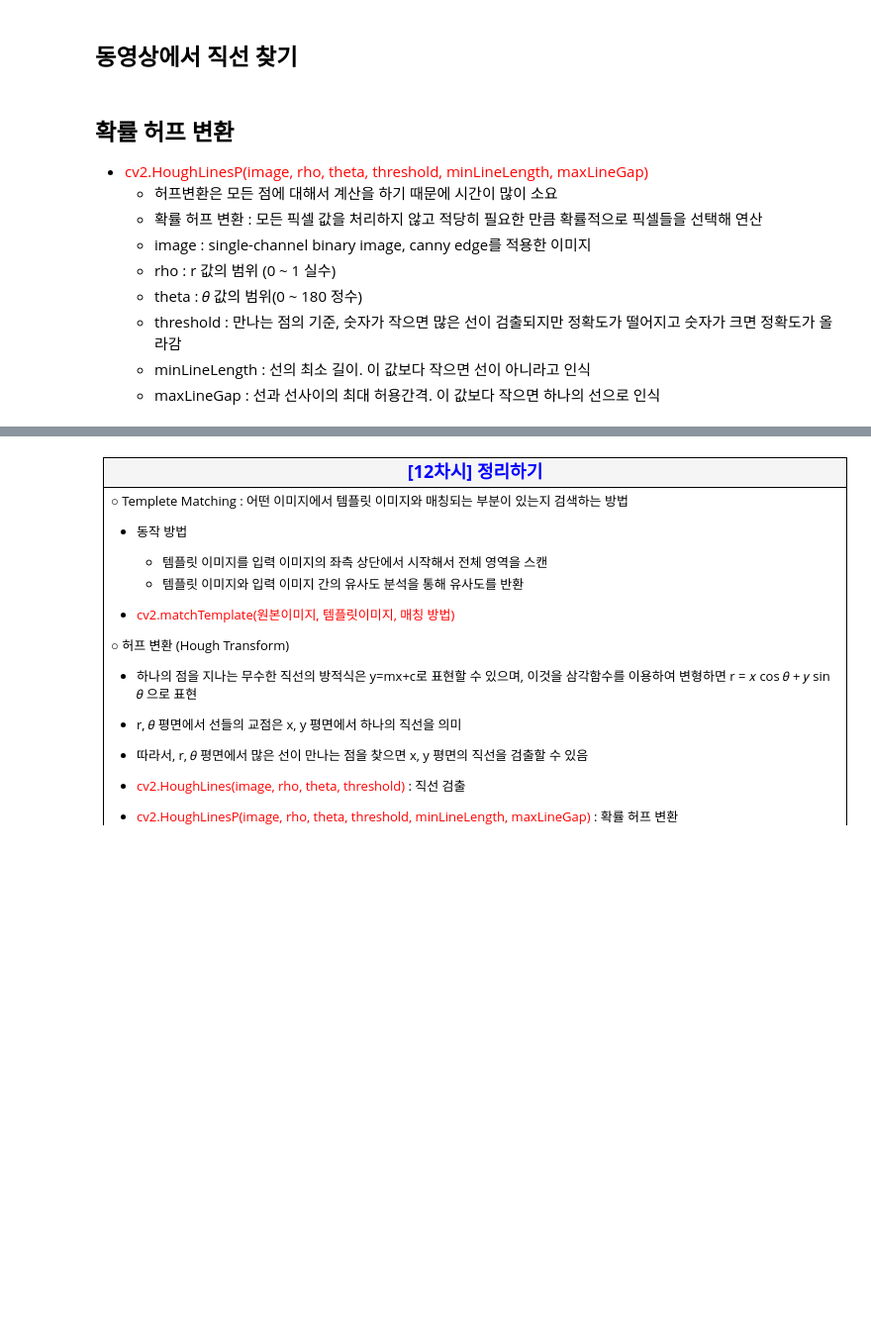
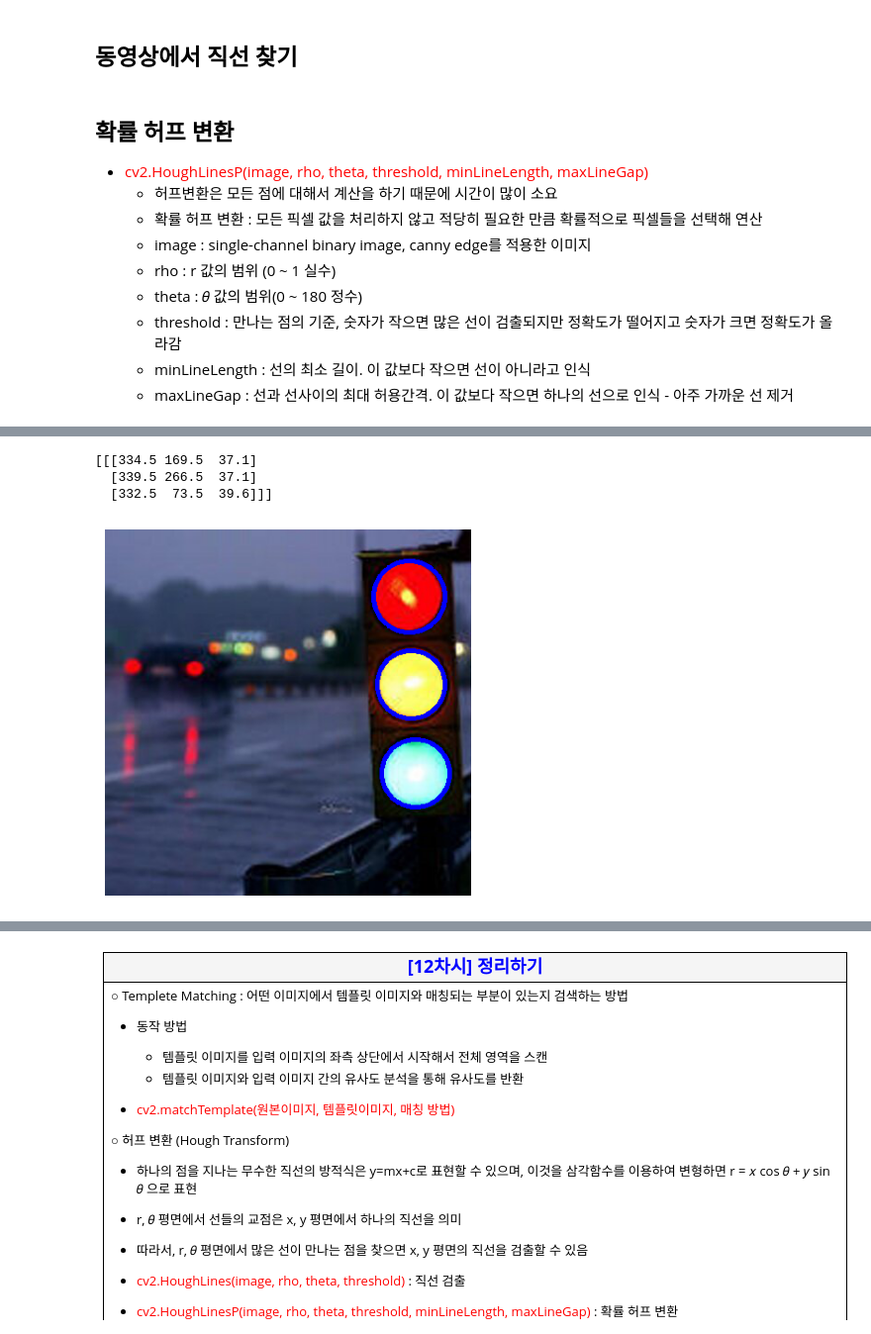
Before and after one commit to MinjuKang727/Python, a Jupyter notebook: Deep_Learning/openCV/OpenCV_012_템플릿매칭_허프변환_배포용.ipynb, the cells around one changed output, grey strips where cells are left out. Shown at 99% size. Saved outputs shown, nothing was run; the diff lists cells and outputs as text; code cells hidden in the pictures; blank space fills up the shorter version.

```diff
--- a/Deep_Learning/openCV/OpenCV_012_템플릿매칭_허프변환_배포용.ipynb
+++ b/Deep_Learning/openCV/OpenCV_012_템플릿매칭_허프변환_배포용.ipynb
@@ -226,7 +238,7 @@ import matplotlib.pyplot as plt
 import math
 import numpy as np
 
-cap = cv2.VideoCapture("./image/load_opener.mp4")
+cap = cv2.VideoCapture("./image/load_oper.mp4")
 
 while True :
     ret, frame = cap.read()
@@ -242,9 +254,9 @@ while True :
 
 
     # 에지 검출
-    dst = cv2.Canny(frame, 150, 200)
+    dst = cv2.Canny(frame_gray, 150, 200)
 
-    linses = cv2.HoughLines(dst, 1, np.pi/180, 140)
+    lines = cv2.HoughLines(dst, 1, np.pi/180, 140)
 
     # 이전 프레임 정보
     pre_ty = 0
@@ -286,8 +298,8 @@ while True :
     # q라는 키를 누른 경우 : 종료
     if cv2.waitKey(33) & 0xFF == ord('q') :
         break
-        cap.release()
-        cv2.destroyAllWindows()
+cap.release()
+cv2.destroyAllWindows()
 # %% [markdown]
 ## 확률 허프 변환
 - <font color=red>cv2.HoughLinesP(image, rho, theta, threshold, minLineLength, maxLineGap)</font>
@@ -299,3 +311,4 @@ while True :
   - threshold : 만나는 점의 기준, 숫자가 작으면 많은 선이 검출되지만 정확도가 떨어지고 숫자가 크면 정확도가 올라감
   - minLineLength : 선의 최소 길이. 이 값보다 작으면 선이 아니라고 인식
   - maxLineGap : 선과 선사이의 최대 허용간격. 이 값보다 작으면 하나의 선으로 인식
+          - 아주 가까운 선 제거
@@ -325,0 +391,32 @@ while True :
+# %%
+#실습
+import cv2
+import matplotlib.pyplot as plt
+import math
+
+img = cv2.imread("./image/signal_light.jpg", cv2.IMREAD_COLOR)
+img = cv2.cvtColor(img, cv2.COLOR_BGR2RGB)
+img_gray = cv2.cvtColor(img, cv2.COLOR_RGB2GRAY)
+
+# 원 찾기
+circles = cv2.HoughCircles(img_gray, cv2.HOUGH_GRADIENT, dp=1, minDist=10, param1=60, param2=50, minRadius=10, maxRadius=100)
+
+# 중심점 좌표와 반지름을 반환
+print(circles)
+
+if circles is not None :
+
+    # 좌표는 정수값이므로 실수를 정수로 변환
+    circle = np.uint16(np.around(circles))
+
+    # 원을 그려준다.
+    for i in circles[0, :] :
+        cv2.circle(img, (i[0], i[1]), i[2], (0, 0, 255), 4)
+
+    plt.imshow(img)
+    plt.axis("off")
+# %% [output]
+[[[334.5 169.5  37.1]
+  [339.5 266.5  37.1]
+  [332.5  73.5  39.6]]]
+[figure, added]
```
Also changed, not shown: parts of 11 cells of this notebook, 5 other files.
